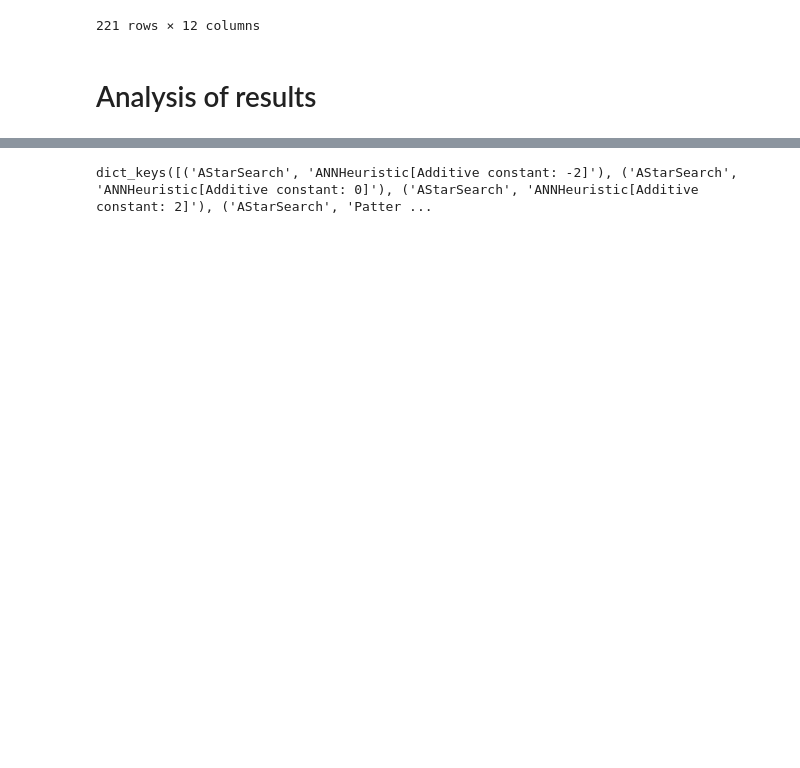
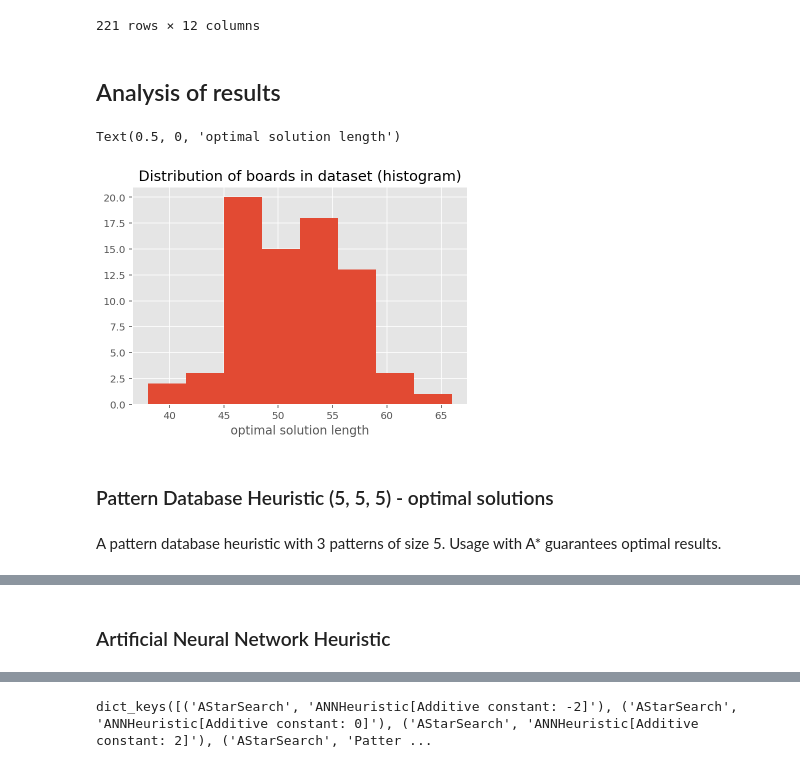
Before and after one commit to vcahlik/fifteen-puzzle, a Jupyter notebook: prototype/notebooks/ANNHeuristicBenchmark.ipynb, the cells around one changed output, grey strips where cells are left out. Drawn from its saved outputs; the diff is of its cells as text; code cells hidden in the pictures; blank space fills up the shorter version.

```diff
--- a/prototype/notebooks/ANNHeuristicBenchmark.ipynb
+++ b/prototype/notebooks/ANNHeuristicBenchmark.ipynb
@@ -74,7 +82,18 @@ pdb_results_complete = results_complete[results_complete["HEURISTIC_NAME"] == "P
 ann_results_complete = results_complete[results_complete["HEURISTIC_NAME"] == "ANN[Const:0]"]
 ann_add_const_results_complete = results_complete[results_complete["HEURISTIC_NAME"] == "ANN[Const:-2]"]
 # %% [markdown]
-# Analysis of results
+## Analysis of results
+# %%
+plt.hist(pdb_results["SOLUTION_COST"], bins=8);
+plt.title("Distribution of boards in dataset (histogram)")
+plt.xlabel("optimal solution length")
+# %% [output]
+Text(0.5, 0, 'optimal solution length')
+[figure, added]
+# %% [markdown]
+### Pattern Database Heuristic (5, 5, 5) - optimal solutions
+# %% [markdown]
+A pattern database heuristic with 3 patterns of size 5. Usage with A* guarantees optimal results.
 # %%
 pdb_results_complete.describe()
 # %% [output]
@@ -87,3 +106,5 @@ pdb_results_complete.describe()
 | 50% | 2.000000 | 296.982539 | 51.000000 | 1.780660e+05 | 40.000000 | 51.000000 | ... |
 | 75% | 3.500000 | 968.634909 | 54.000000 | 5.977255e+05 | 43.500000 | 54.000000 | ... |
 | max | 8.000000 | 4642.603182 | 66.000000 | 2.634350e+07 | 50.000000 | 66.000000 | ... |
+# %% [markdown]
+### Artificial Neural Network Heuristic
```
Also changed, not shown: parts of 9 cells of this notebook.
